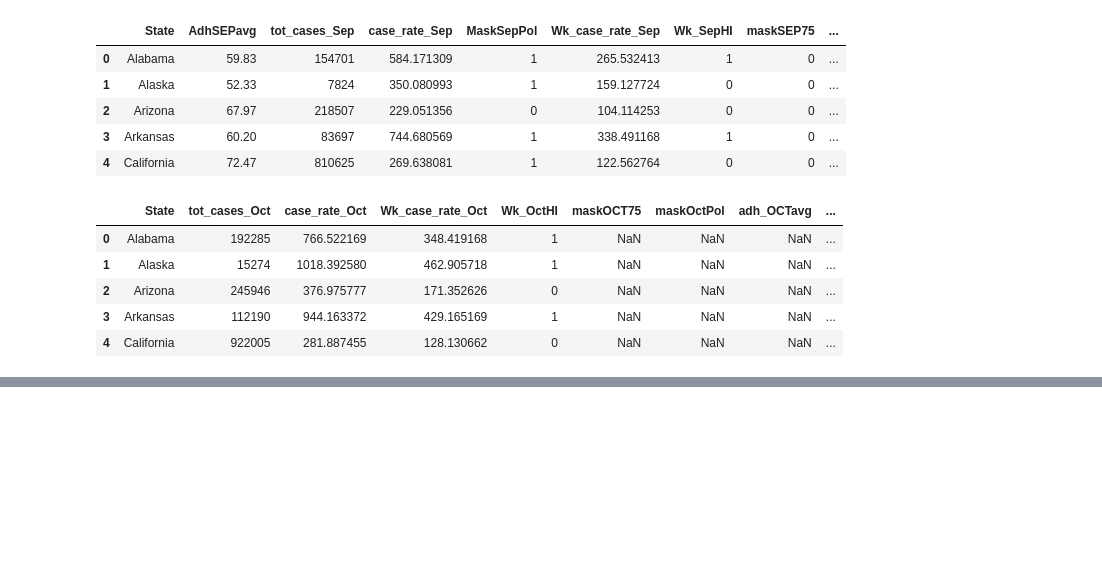
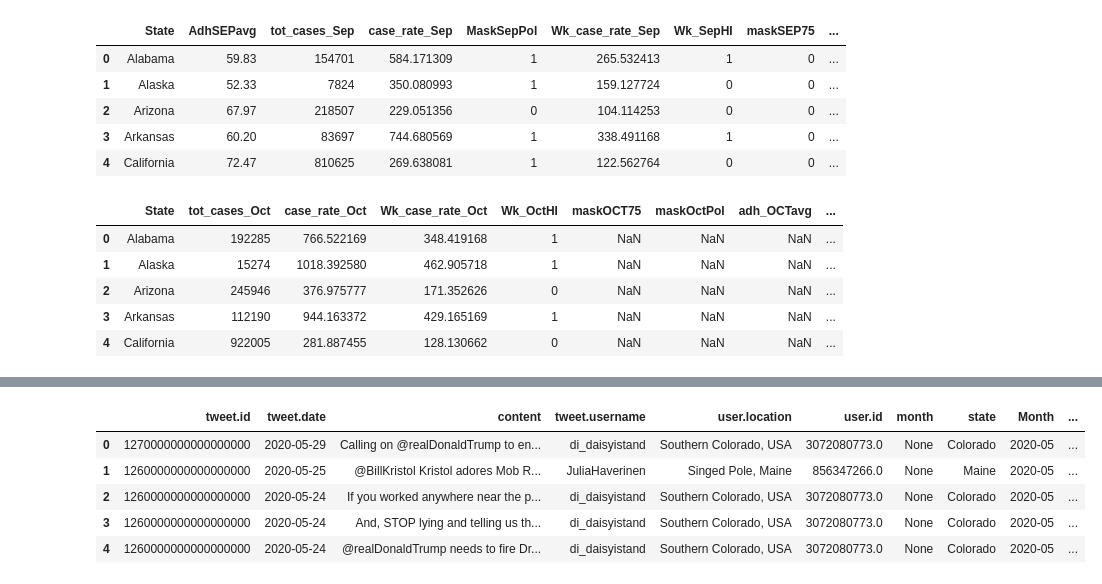
Before and after one commit to michael-sorensen/ETL-Project, a Jupyter notebook: Final_ETL.ipynb, the cells around one changed output, grey strips where cells are left out. Cells and saved outputs as stored; diff of their text form; code cells hidden in the pictures; blank space fills up the shorter version.

```diff
--- a/Final_ETL.ipynb
+++ b/Final_ETL.ipynb
@@ -121,0 +176,9 @@ cities_data_df.to_csv('Output_Data/cities_df.csv', index = False)
+# %%
+pd.read_sql_query('select * from tweets', con=engine).head()
+# %% [output]
+|  | tweet.id | tweet.date | content | tweet.username | user.location | user.id | month | state | Month | ... |
+| 0 | 1270000000000000000 | 2020-05-29 | Calling on @realDonaldTrump to en... | di_daisyistand | Southern Colorado, USA | 3072080773.0 | None | Colorado | 2020-05 | ... |
+| 1 | 1260000000000000000 | 2020-05-25 | @BillKristol Kristol adores Mob R... | JuliaHaverinen | Singed Pole, Maine | 856347266.0 | None | Maine | 2020-05 | ... |
+| 2 | 1260000000000000000 | 2020-05-24 | If you worked anywhere near the p... | di_daisyistand | Southern Colorado, USA | 3072080773.0 | None | Colorado | 2020-05 | ... |
+| 3 | 1260000000000000000 | 2020-05-24 | And, STOP lying and telling us th... | di_daisyistand | Southern Colorado, USA | 3072080773.0 | None | Colorado | 2020-05 | ... |
+| 4 | 1260000000000000000 | 2020-05-24 | @realDonaldTrump needs to fire Dr... | di_daisyistand | Southern Colorado, USA | 3072080773.0 | None | Colorado | 2020-05 | ... |
```
Also changed, not shown: parts of 11 cells of this notebook.
